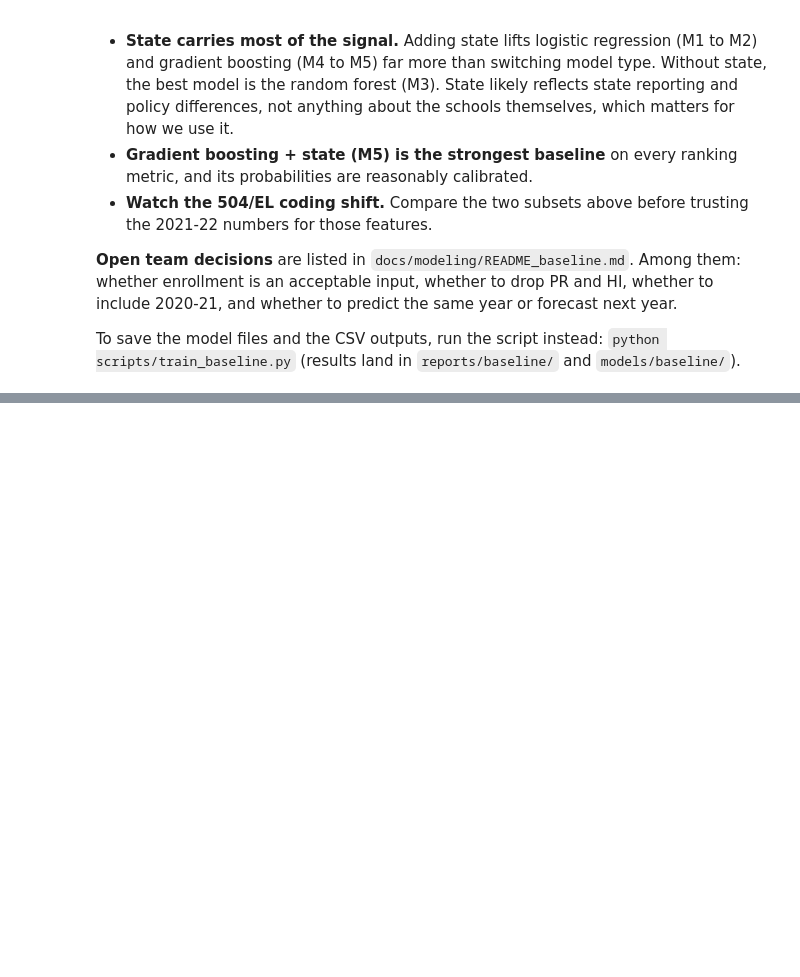
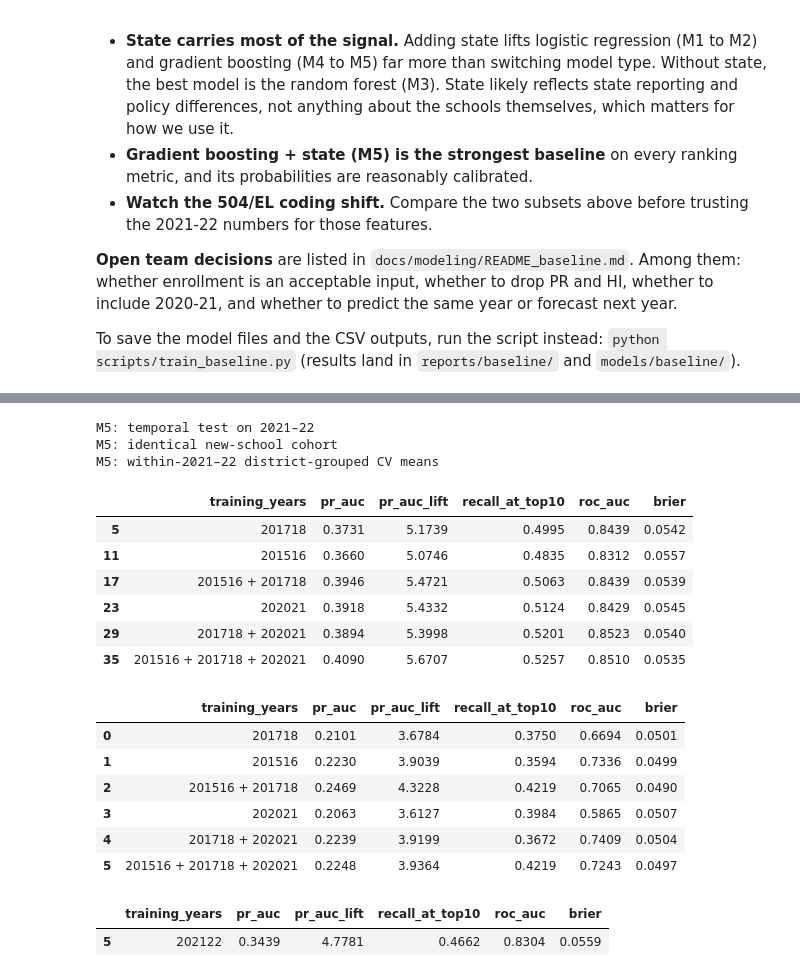
Before and after one commit to Break-Through-Tech/Capital-One-1A-ai-driven-resource-allocation-to-reduce-restrictive-practices, a Jupyter notebook: notebooks/baseline_model.ipynb, the cells around one changed output, grey strips where cells are left out. Saved outputs shown, nothing was run; the diff lists cells and outputs as text; code cells hidden in the pictures; blank space fills up the shorter version.

Commit message:
docs(model): record completed cleaned-data comparisons

```diff
--- a/notebooks/baseline_model.ipynb
+++ b/notebooks/baseline_model.ipynb
@@ -320,0 +333,40 @@ To save the model files and the CSV outputs, run the script instead:
+# %%
+from pathlib import Path
+import pandas as pd
+from IPython.display import display
+
+comparison_root = Path.cwd()
+if not (comparison_root / "reports").exists():
+    comparison_root = comparison_root.parent
+comparison_dir = comparison_root / "reports/baseline/comparison"
+comparison_columns = ["training_years", "pr_auc", "pr_auc_lift", "recall_at_top10", "roc_auc", "brier"]
+for filename, title in [
+    ("temporal_test.csv", "M5: temporal test on 2021–22"),
+    ("common_new_schools_M5.csv", "M5: identical new-school cohort"),
+    ("within_202122_cv.csv", "M5: within-2021–22 district-grouped CV means"),
+]:
+    comparison = pd.read_csv(comparison_dir / filename)
+    if "model" in comparison:
+        comparison = comparison[comparison.model.eq("M5")]
+    print(title)
+    display(comparison[comparison_columns].round(4))
+# %% [output]
+M5: temporal test on 2021–22
+M5: identical new-school cohort
+M5: within-2021–22 district-grouped CV means
+|  | training_years | pr_auc | pr_auc_lift | recall_at_top10 | roc_auc | brier |
+| 5 | 201718 | 0.3731 | 5.1739 | 0.4995 | 0.8439 | 0.0542 |
+| 11 | 201516 | 0.3660 | 5.0746 | 0.4835 | 0.8312 | 0.0557 |
+| 17 | 201516 + 201718 | 0.3946 | 5.4721 | 0.5063 | 0.8439 | 0.0539 |
+| 23 | 202021 | 0.3918 | 5.4332 | 0.5124 | 0.8429 | 0.0545 |
+| 29 | 201718 + 202021 | 0.3894 | 5.3998 | 0.5201 | 0.8523 | 0.0540 |
+| 35 | 201516 + 201718 + 202021 | 0.4090 | 5.6707 | 0.5257 | 0.8510 | 0.0535 |
+|  | training_years | pr_auc | pr_auc_lift | recall_at_top10 | roc_auc | brier |
+| 0 | 201718 | 0.2101 | 3.6784 | 0.3750 | 0.6694 | 0.0501 |
+| 1 | 201516 | 0.2230 | 3.9039 | 0.3594 | 0.7336 | 0.0499 |
+| 2 | 201516 + 201718 | 0.2469 | 4.3228 | 0.4219 | 0.7065 | 0.0490 |
+| 3 | 202021 | 0.2063 | 3.6127 | 0.3984 | 0.5865 | 0.0507 |
+| 4 | 201718 + 202021 | 0.2239 | 3.9199 | 0.3672 | 0.7409 | 0.0504 |
+| 5 | 201516 + 201718 + 202021 | 0.2248 | 3.9364 | 0.4219 | 0.7243 | 0.0497 |
+|  | training_years | pr_auc | pr_auc_lift | recall_at_top10 | roc_auc | brier |
+| 5 | 202122 | 0.3439 | 4.7781 | 0.4662 | 0.8304 | 0.0559 |
```
Also changed, not shown: parts of 1 cell of this notebook, 3 other files.
